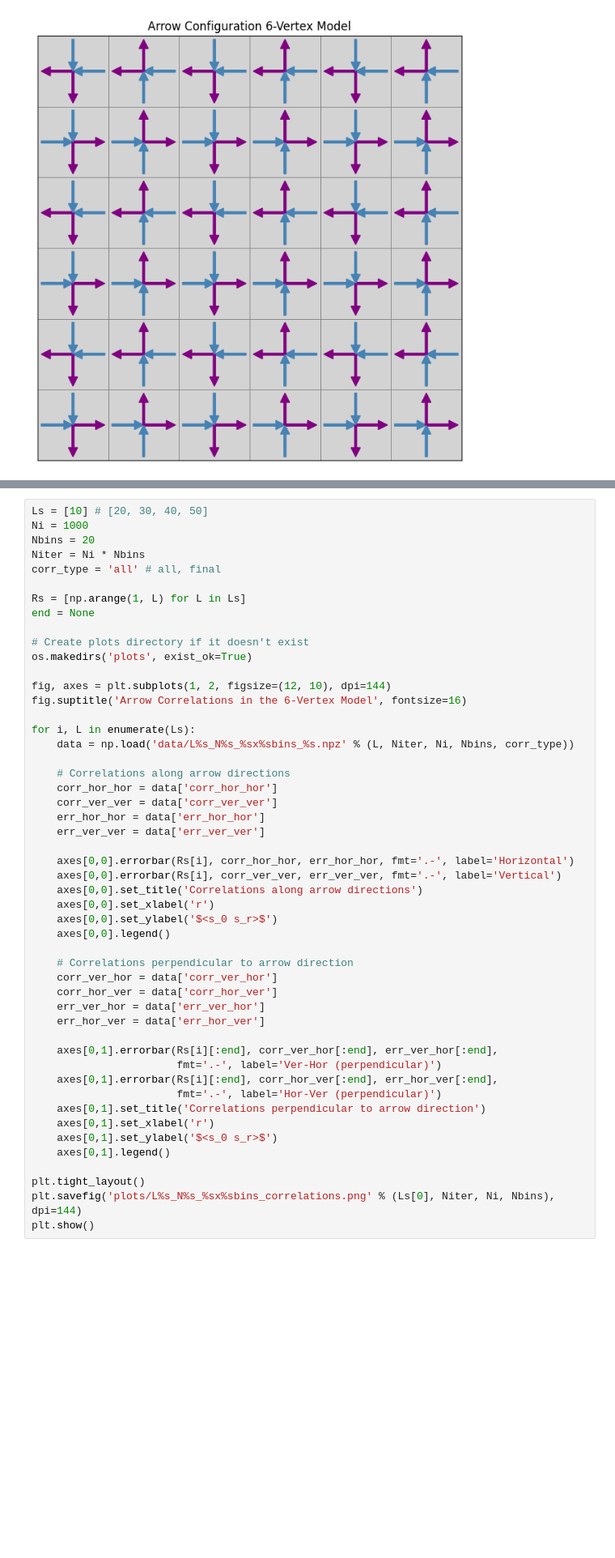
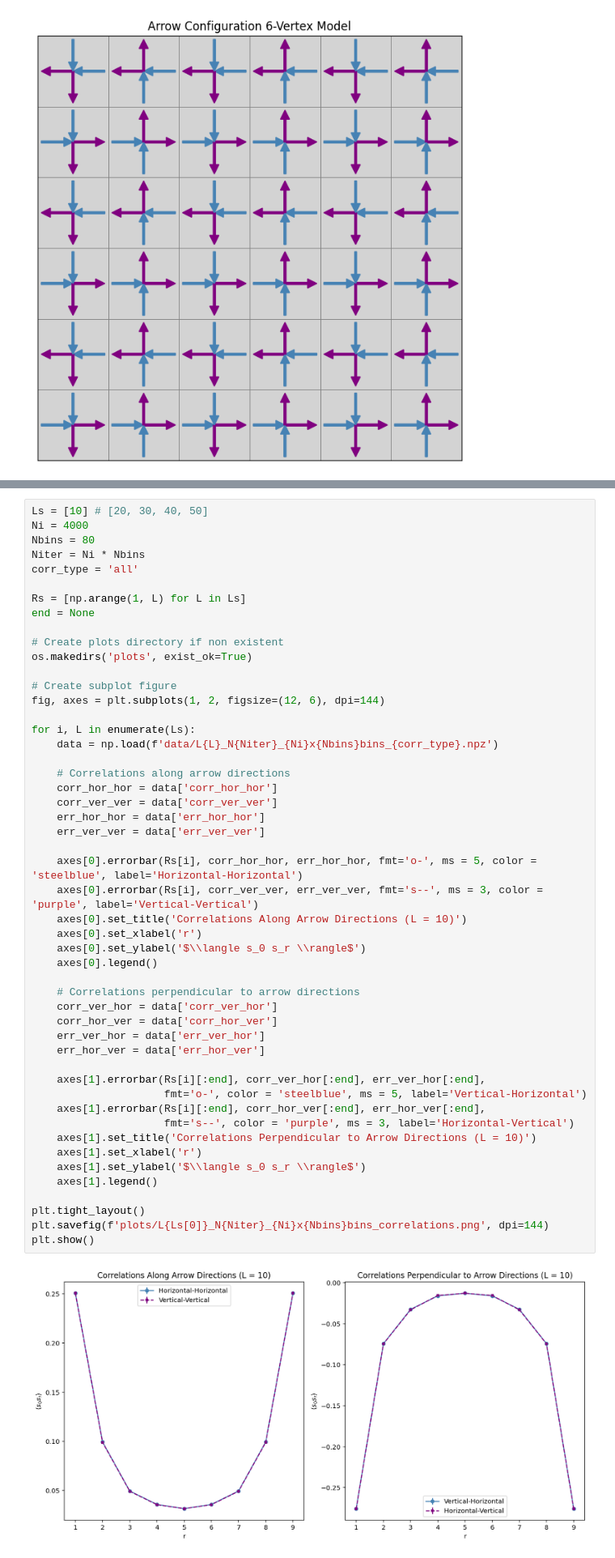
Before and after one commit to MrHighsenberg/Worm-Algorithm-6-Vertex-Model, a Jupyter notebook: Worm_Algorithm_for_6-vertex_model.ipynb, the cells around one changed output, grey strips where cells are left out. Shown at 81% size. Cells and saved outputs as stored; diff of their text form; blank space fills up the shorter version.

```diff
--- a/Worm_Algorithm_for_6-vertex_model.ipynb
+++ b/Worm_Algorithm_for_6-vertex_model.ipynb
@@ -425,51 +424,53 @@ Progress: L = 50 | 100.00% | runtime: 33min | COMPLETED00.0%) | Runtime: 33.5min
 # %%
 Ls = [10] # [20, 30, 40, 50]
-Ni = 1000
-Nbins = 20
+Ni = 4000
+Nbins = 80
 Niter = Ni * Nbins
-corr_type = 'all' # all, final
+corr_type = 'all'
 
 Rs = [np.arange(1, L) for L in Ls]
 end = None
 
-# Create plots directory if it doesn't exist
+# Create plots directory if non existent
 os.makedirs('plots', exist_ok=True)
 
-fig, axes = plt.subplots(1, 2, figsize=(12, 10), dpi=144)
-fig.suptitle('Arrow Correlations in the 6-Vertex Model', fontsize=16)
+# Create subplot figure
+fig, axes = plt.subplots(1, 2, figsize=(12, 6), dpi=144)
 
 for i, L in enumerate(Ls):
-    data = np.load('data/L%s_N%s_%sx%sbins_%s.npz' % (L, Niter, Ni, Nbins, corr_type))
+    data = np.load(f'data/L{L}_N{Niter}_{Ni}x{Nbins}bins_{corr_type}.npz')
 
     # Correlations along arrow directions
     corr_hor_hor = data['corr_hor_hor']
     corr_ver_ver = data['corr_ver_ver']
     err_hor_hor = data['err_hor_hor']
     err_ver_ver = data['err_ver_ver']
 
-    axes[0,0].errorbar(Rs[i], corr_hor_hor, err_hor_hor, fmt='.-', label='Horizontal')
-    axes[0,0].errorbar(Rs[i], corr_ver_ver, err_ver_ver, fmt='.-', label='Vertical')
-    axes[0,0].set_title('Correlations along arrow directions')
-    axes[0,0].set_xlabel('r')
-    axes[0,0].set_ylabel('$<s_0 s_r>$')
-    axes[0,0].legend()
+    axes[0].errorbar(Rs[i], corr_hor_hor, err_hor_hor, fmt='o-', ms = 5, color = 'steelblue', label='Horizontal-Horizontal')
+    axes[0].errorbar(Rs[i], corr_ver_ver, err_ver_ver, fmt='s--', ms = 3, color = 'purple', label='Vertical-Vertical')
+    axes[0].set_title('Correlations Along Arrow Directions (L = 10)')
+    axes[0].set_xlabel('r')
+    axes[0].set_ylabel('$\\langle s_0 s_r \\rangle$')
+    axes[0].legend()
 
-    # Correlations perpendicular to arrow direction
+    # Correlations perpendicular to arrow directions
     corr_ver_hor = data['corr_ver_hor']
     corr_hor_ver = data['corr_hor_ver']
     err_ver_hor = data['err_ver_hor']
     err_hor_ver = data['err_hor_ver']
 
-    axes[0,1].errorbar(Rs[i][:end], corr_ver_hor[:end], err_ver_hor[:end],
-                       fmt='.-', label='Ver-Hor (perpendicular)')
-    axes[0,1].errorbar(Rs[i][:end], corr_hor_ver[:end], err_hor_ver[:end],
-                       fmt='.-', label='Hor-Ver (perpendicular)')
-    axes[0,1].set_title('Correlations perpendicular to arrow direction')
-    axes[0,1].set_xlabel('r')
-    axes[0,1].set_ylabel('$<s_0 s_r>$')
-    axes[0,1].legend()
+    axes[1].errorbar(Rs[i][:end], corr_ver_hor[:end], err_ver_hor[:end],
+                     fmt='o-', color = 'steelblue', ms = 5, label='Vertical-Horizontal')
+    axes[1].errorbar(Rs[i][:end], corr_hor_ver[:end], err_hor_ver[:end],
+                     fmt='s--', color = 'purple', ms = 3, label='Horizontal-Vertical')
+    axes[1].set_title('Correlations Perpendicular to Arrow Directions (L = 10)')
+    axes[1].set_xlabel('r')
+    axes[1].set_ylabel('$\\langle s_0 s_r \\rangle$')
+    axes[1].legend()
 
 plt.tight_layout()
-plt.savefig('plots/L%s_N%s_%sx%sbins_correlations.png' % (Ls[0], Niter, Ni, Nbins), dpi=144)
+plt.savefig(f'plots/L{Ls[0]}_N{Niter}_{Ni}x{Nbins}bins_correlations.png', dpi=144)
 plt.show()
+# %% [output]
+[figure, added]
 # %%
```
Also changed, not shown: parts of 8 cells of this notebook, 13 other files.
